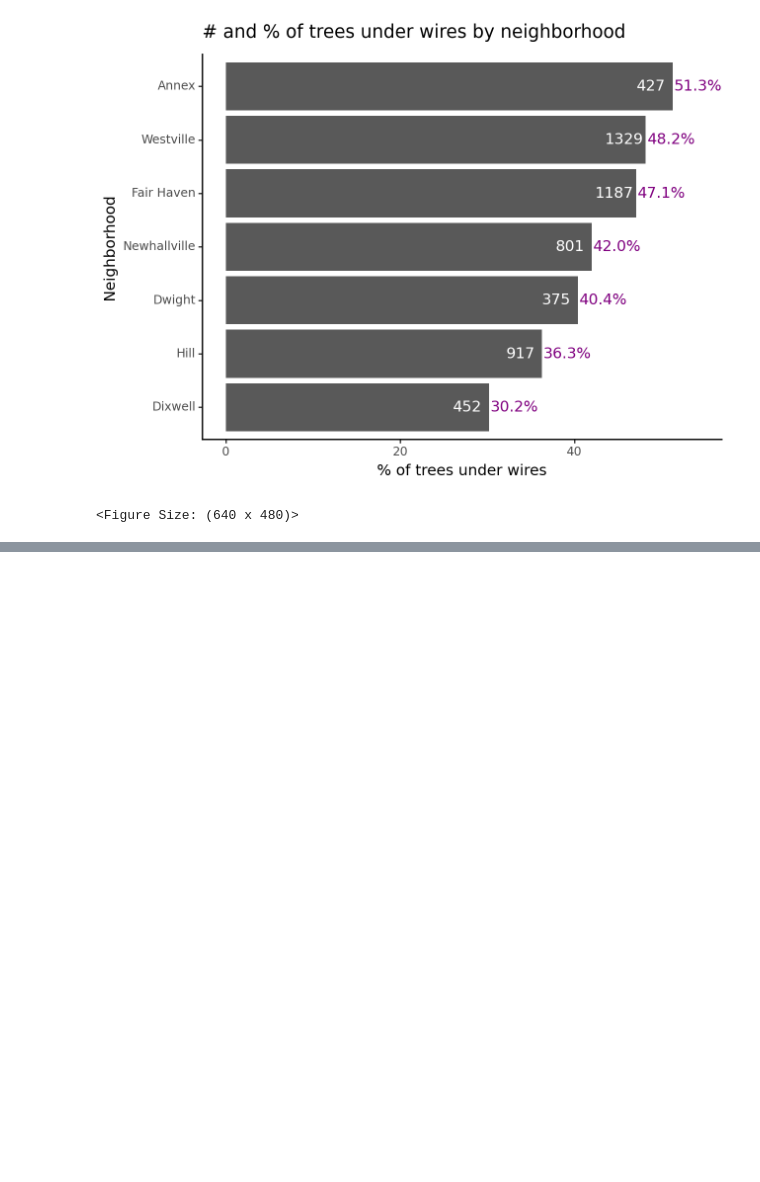
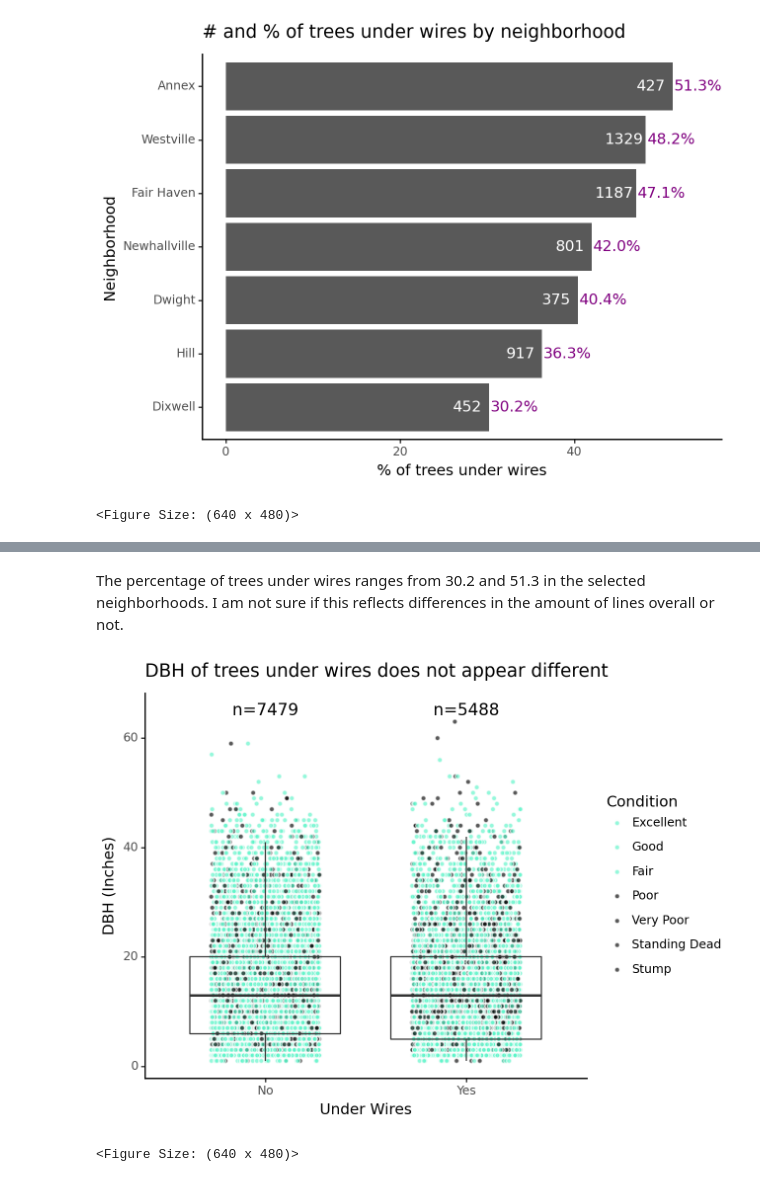
Before and after one commit to envirodatascience/final-project-urban-treeam, a Jupyter notebook: Les_UtilityLines.ipynb, the cells around one changed output, grey strips where cells are left out. Saved outputs shown, nothing was run; the diff lists cells and outputs as text; code cells hidden in the pictures; blank space fills up the shorter version.

```diff
--- a/Les_UtilityLines.ipynb
+++ b/Les_UtilityLines.ipynb
@@ -293,0 +277,18 @@ plotdata.head(2)
+# %% [markdown]
+The percentage of trees under wires ranges from 30.2 and 51.3 in the selected neighborhoods. I am not sure if this reflects differences in the amount of lines overall or not.
+# %%
+wire_counts = df.groupby('Wire').size().reset_index(name='count')
+
+
+(
+ggplot(df, aes(x='Wire', y='DBH')) +
+    geom_jitter(aes(fill="condition_order"),color="white",width=0.27, height=0, alpha=0.65) +
+    geom_boxplot(alpha=1,outlier_alpha=0, fill=None) +
+    geom_text(aes(label="n=" + wire_counts['count'].astype(str), x='Wire',y=65), data=wire_counts,size=12) +
+    labs(x='Under Wires', y='DBH (Inches)', title='DBH of trees under wires does not appear different') +
+    scale_fill_manual(values=['#5bf5c9', '#5bf5c9', '#5bf5c9',"Black","Black","Black","Black"], name="Condition")+
+    theme_classic()
+)
+# %% [output]
+[figure, added]
+<Figure Size: (640 x 480)>
```
Also changed, not shown: parts of 31 cells of this notebook.
